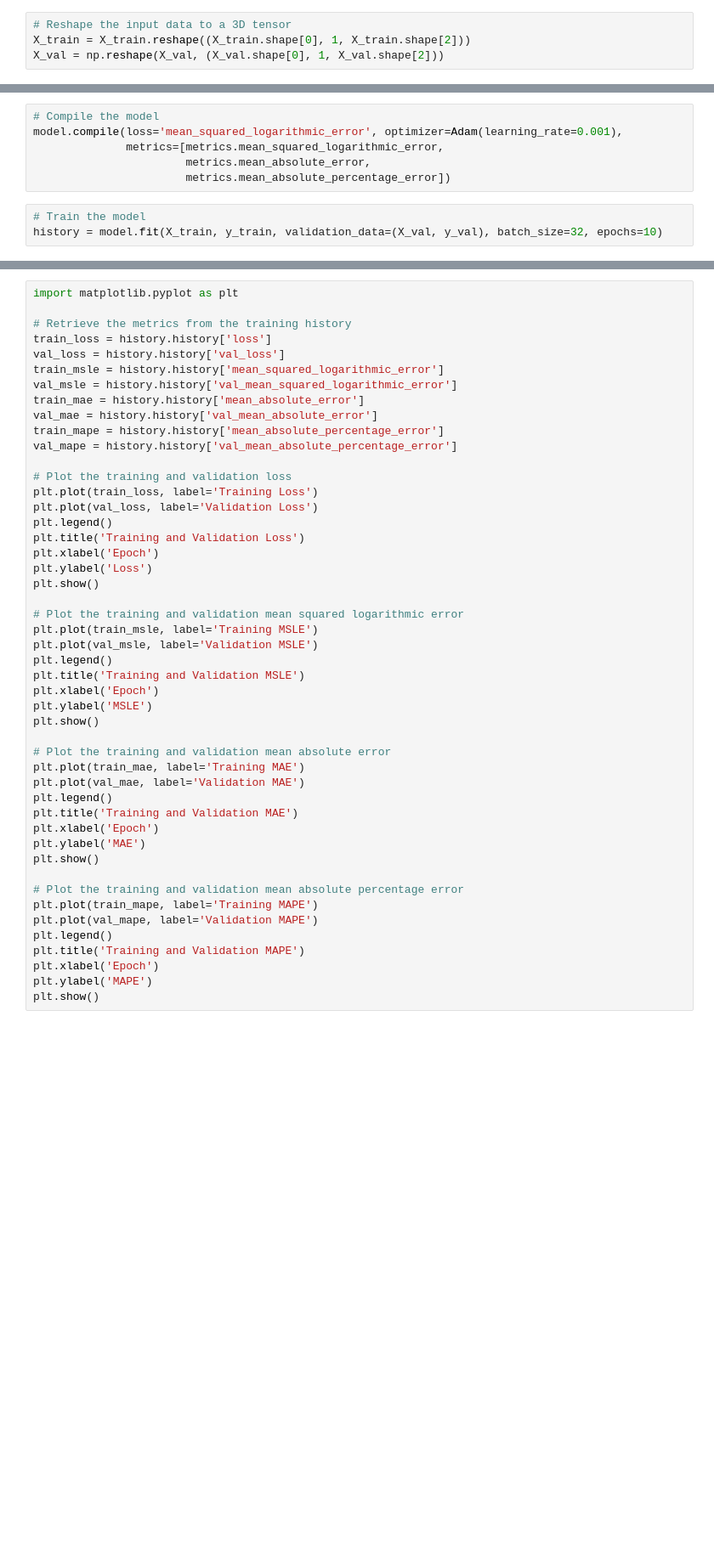
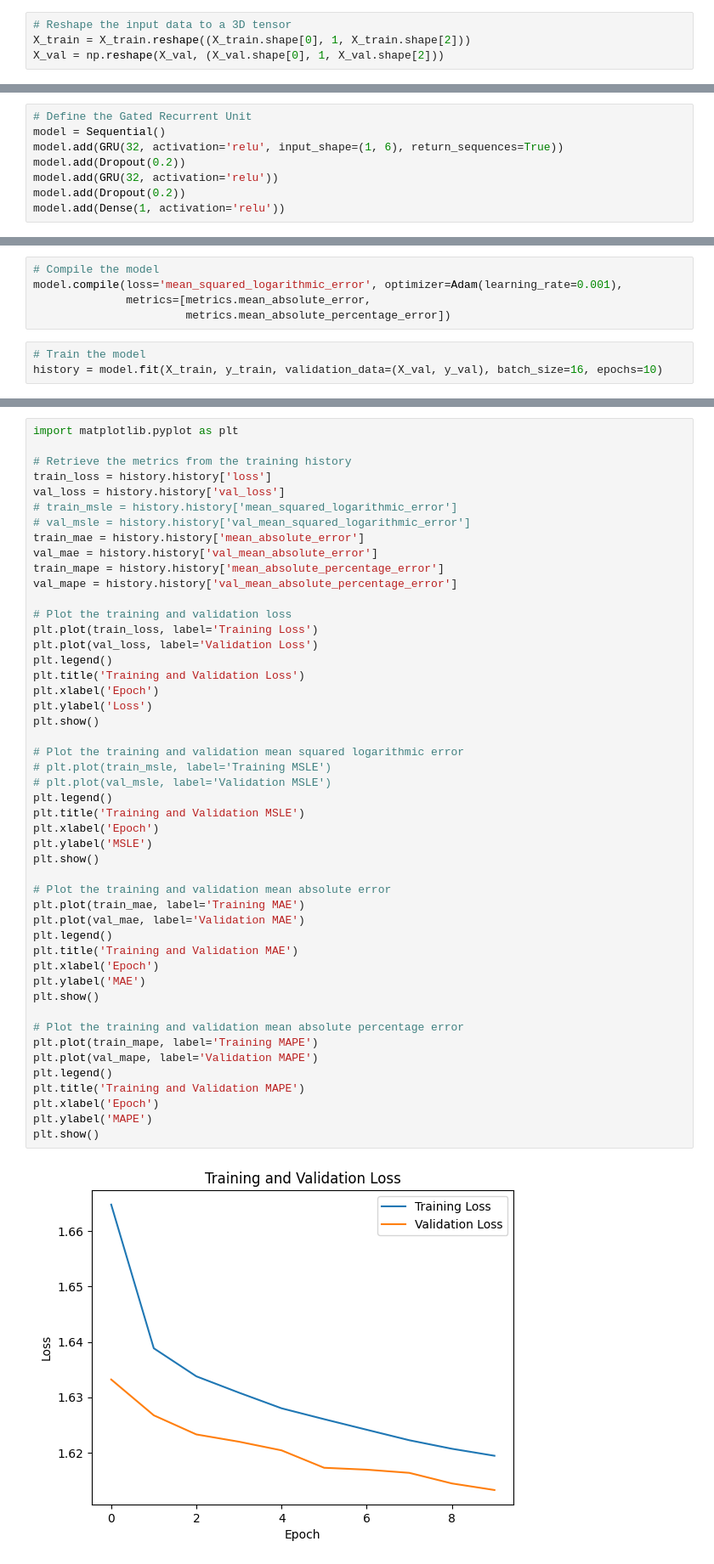
Before and after one commit to EricCallaway/Music_Recommendation_Application, a Jupyter notebook: music_recommender_system_02.ipynb, the cells around one changed output, grey strips where cells are left out. Shown at 85% size. Drawn from its saved outputs; the diff is of its cells as text; blank space fills up the shorter version.

```diff
--- a/music_recommender_system_02.ipynb
+++ b/music_recommender_system_02.ipynb
@@ -374,0 +398,8 @@ model.add(Dense(1, activation='relu'))
+# %%
+# Define the Gated Recurrent Unit
+model = Sequential()
+model.add(GRU(32, activation='relu', input_shape=(1, 6), return_sequences=True))
+model.add(Dropout(0.2))
+model.add(GRU(32, activation='relu'))
+model.add(Dropout(0.2))
+model.add(Dense(1, activation='relu'))
@@ -397,11 +431,10 @@ _________________________________________________________________
 # %%
 # Compile the model
 model.compile(loss='mean_squared_logarithmic_error', optimizer=Adam(learning_rate=0.001),
-              metrics=[metrics.mean_squared_logarithmic_error,
-                       metrics.mean_absolute_error,
+              metrics=[metrics.mean_absolute_error,
                        metrics.mean_absolute_percentage_error])
 # %%
 # Train the model
-history = model.fit(X_train, y_train, validation_data=(X_val, y_val), batch_size=32, epochs=10)
+history = model.fit(X_train, y_train, validation_data=(X_val, y_val), batch_size=16, epochs=10)
 # %% [output]
 Epoch 1/10
@@ -430,8 +463,8 @@ import matplotlib.pyplot as plt
 # Retrieve the metrics from the training history
 train_loss = history.history['loss']
 val_loss = history.history['val_loss']
-train_msle = history.history['mean_squared_logarithmic_error']
-val_msle = history.history['val_mean_squared_logarithmic_error']
+# train_msle = history.history['mean_squared_logarithmic_error']
+# val_msle = history.history['val_mean_squared_logarithmic_error']
 train_mae = history.history['mean_absolute_error']
 val_mae = history.history['val_mean_absolute_error']
 train_mape = history.history['mean_absolute_percentage_error']
@@ -444,32 +477,33 @@ plt.legend()
 plt.title('Training and Validation Loss')
 plt.xlabel('Epoch')
 plt.ylabel('Loss')
 plt.show()
 
 # Plot the training and validation mean squared logarithmic error
-plt.plot(train_msle, label='Training MSLE')
-plt.plot(val_msle, label='Validation MSLE')
+# plt.plot(train_msle, label='Training MSLE')
+# plt.plot(val_msle, label='Validation MSLE')
 plt.legend()
 plt.title('Training and Validation MSLE')
 plt.xlabel('Epoch')
 plt.ylabel('MSLE')
 plt.show()
 
 # Plot the training and validation mean absolute error
 plt.plot(train_mae, label='Training MAE')
 plt.plot(val_mae, label='Validation MAE')
 plt.legend()
 plt.title('Training and Validation MAE')
 plt.xlabel('Epoch')
 plt.ylabel('MAE')
 plt.show()
 
 # Plot the training and validation mean absolute percentage error
 plt.plot(train_mape, label='Training MAPE')
 plt.plot(val_mape, label='Validation MAPE')
 plt.legend()
 plt.title('Training and Validation MAPE')
 plt.xlabel('Epoch')
 plt.ylabel('MAPE')
 plt.show()
 # %% [output]
+[figure, added]
```
Also changed, not shown: parts of 13 cells of this notebook.
